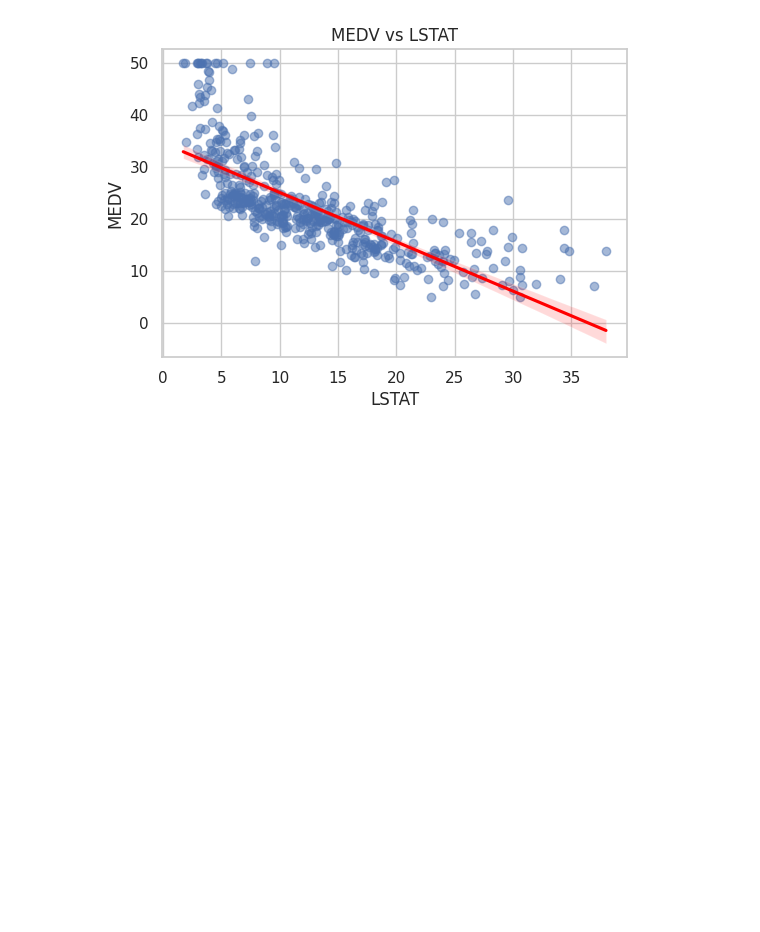
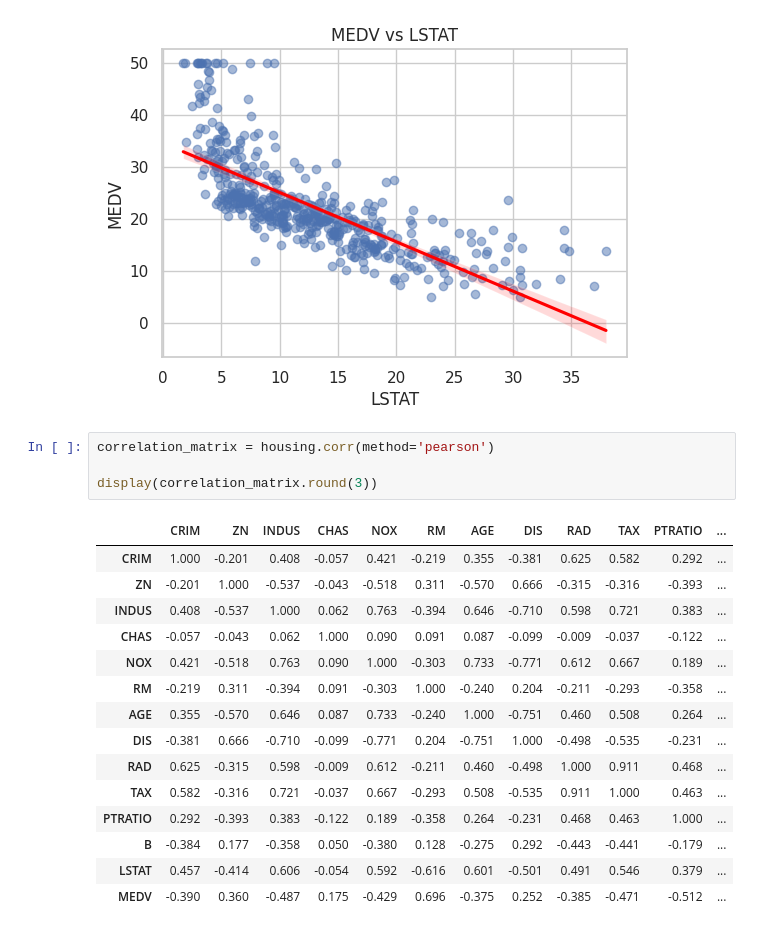
Before and after one commit to YasangaSTAT/Boston-Housing-Analysis, a Jupyter notebook: Housing_Regression_Analysis.ipynb, the cells around one changed output. Drawn from its saved outputs; the diff is of its cells as text; blank space fills up the shorter version.

```diff
--- a/Housing_Regression_Analysis.ipynb
+++ b/Housing_Regression_Analysis.ipynb
@@ -204,3 +204,23 @@ for variable in predictors:
 [figure]
 [figure]
 [figure]
+# %%
+correlation_matrix = housing.corr(method='pearson')
+
+display(correlation_matrix.round(3))
+# %% [output]
+|  | CRIM | ZN | INDUS | CHAS | NOX | RM | AGE | DIS | RAD | TAX | PTRATIO | ... |
+| CRIM | 1.000 | -0.201 | 0.408 | -0.057 | 0.421 | -0.219 | 0.355 | -0.381 | 0.625 | 0.582 | 0.292 | ... |
+| ZN | -0.201 | 1.000 | -0.537 | -0.043 | -0.518 | 0.311 | -0.570 | 0.666 | -0.315 | -0.316 | -0.393 | ... |
+| INDUS | 0.408 | -0.537 | 1.000 | 0.062 | 0.763 | -0.394 | 0.646 | -0.710 | 0.598 | 0.721 | 0.383 | ... |
+| CHAS | -0.057 | -0.043 | 0.062 | 1.000 | 0.090 | 0.091 | 0.087 | -0.099 | -0.009 | -0.037 | -0.122 | ... |
+| NOX | 0.421 | -0.518 | 0.763 | 0.090 | 1.000 | -0.303 | 0.733 | -0.771 | 0.612 | 0.667 | 0.189 | ... |
+| RM | -0.219 | 0.311 | -0.394 | 0.091 | -0.303 | 1.000 | -0.240 | 0.204 | -0.211 | -0.293 | -0.358 | ... |
+| AGE | 0.355 | -0.570 | 0.646 | 0.087 | 0.733 | -0.240 | 1.000 | -0.751 | 0.460 | 0.508 | 0.264 | ... |
+| DIS | -0.381 | 0.666 | -0.710 | -0.099 | -0.771 | 0.204 | -0.751 | 1.000 | -0.498 | -0.535 | -0.231 | ... |
+| RAD | 0.625 | -0.315 | 0.598 | -0.009 | 0.612 | -0.211 | 0.460 | -0.498 | 1.000 | 0.911 | 0.468 | ... |
+| TAX | 0.582 | -0.316 | 0.721 | -0.037 | 0.667 | -0.293 | 0.508 | -0.535 | 0.911 | 1.000 | 0.463 | ... |
+| PTRATIO | 0.292 | -0.393 | 0.383 | -0.122 | 0.189 | -0.358 | 0.264 | -0.231 | 0.468 | 0.463 | 1.000 | ... |
+| B | -0.384 | 0.177 | -0.358 | 0.050 | -0.380 | 0.128 | -0.275 | 0.292 | -0.443 | -0.441 | -0.179 | ... |
+| LSTAT | 0.457 | -0.414 | 0.606 | -0.054 | 0.592 | -0.616 | 0.601 | -0.501 | 0.491 | 0.546 | 0.379 | ... |
+| MEDV | -0.390 | 0.360 | -0.487 | 0.175 | -0.429 | 0.696 | -0.375 | 0.252 | -0.385 | -0.471 | -0.512 | ... |
```
